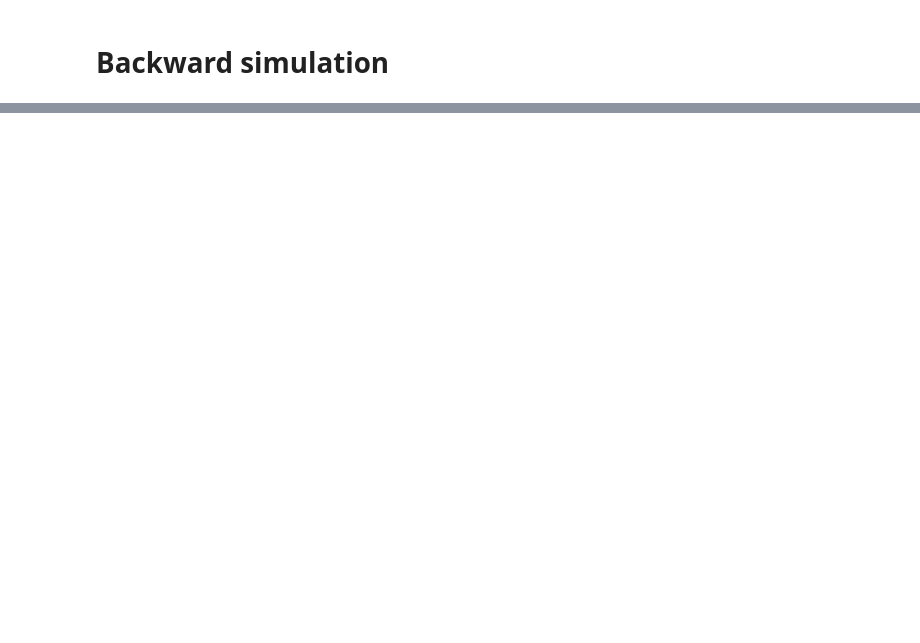
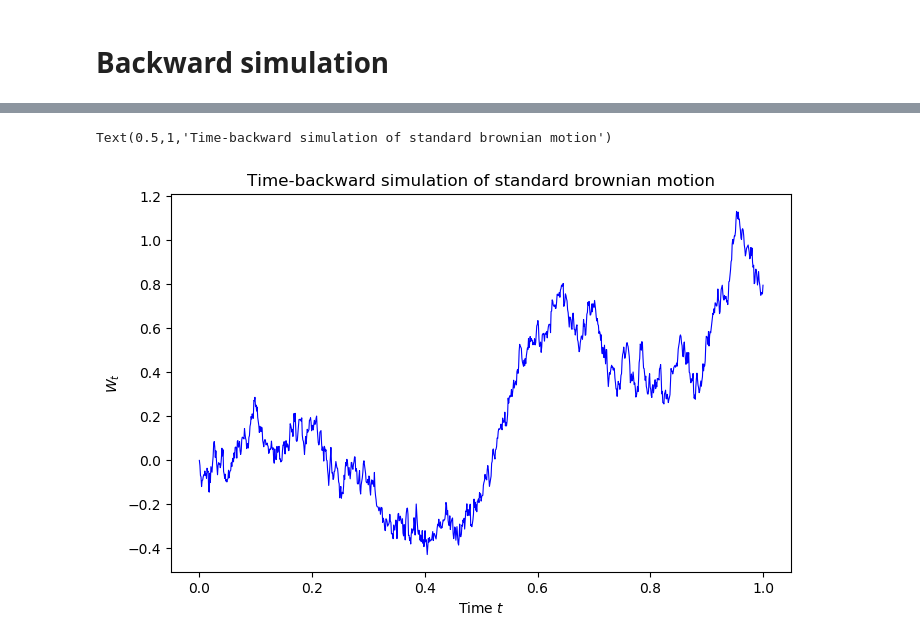
Before and after one commit to ManifoldFR/map552, a Jupyter notebook: cps2-brownian/cps2_jallet.ipynb, the cells around one changed output, grey strips where cells are left out. Cells and saved outputs as stored; diff of their text form; code cells hidden in the pictures; blank space fills up the shorter version.

```diff
--- a/cps2-brownian/cps2_jallet.ipynb
+++ b/cps2-brownian/cps2_jallet.ipynb
@@ -152,0 +161,36 @@ The same can be said of $W_{\bar s}\,|\, (W_{s_1}=x_1, W_{s_2}=x_2, (W_u)_{u\not
+# %%
+def backward(n, T, debug=False):
+    res = np.zeros(2**n+1)
+    dt = T*2**(-n)
+    res[2**n] = np.random.normal(0, np.sqrt(T))
+    if debug:
+        print("Index k goes from %d to %d" % (0, 2**n))
+    for k in range(1, n+1):
+        p = n-k
+        if debug:
+            print('Resolution p=%d' % p)
+        for i in range(2**(k-1)):
+            s1 = i*2**(p+1)
+            s2 = (i+1)*2**(p+1)
+            ti = int((s1+s2)/2)
+            if debug:
+                print("  i=%d" % i, end='')
+                print('  time %d, extremities s1=%d and s2=%d' % (ti, s1, s2))
+            ws1 = res[s1]
+            ws2 = res[s2]
+            # Get the variance of the midpoint-time sample
+            sig2 = (s2-s1)*dt/4
+            res[ti] = np.random.normal((ws1+ws2)/2, np.sqrt(sig2))
+    return res
+# %%
+n = 10
+Wt = backward(n, T, debug=False)
+plt.figure(figsize=(8,5), dpi=100)
+tin = np.linspace(0, T, 2**n+1, endpoint=True)
+plt.plot(tin, Wt, 'b-', linewidth=0.8)
+plt.xlabel("Time $t$")
+plt.ylabel("$W_t$")
+plt.title("Time-backward simulation of standard brownian motion")
+# %% [output]
+Text(0.5,1,'Time-backward simulation of standard brownian motion')
+[figure, added]
```
Also changed, not shown: parts of 15 cells of this notebook, 2 other files.
